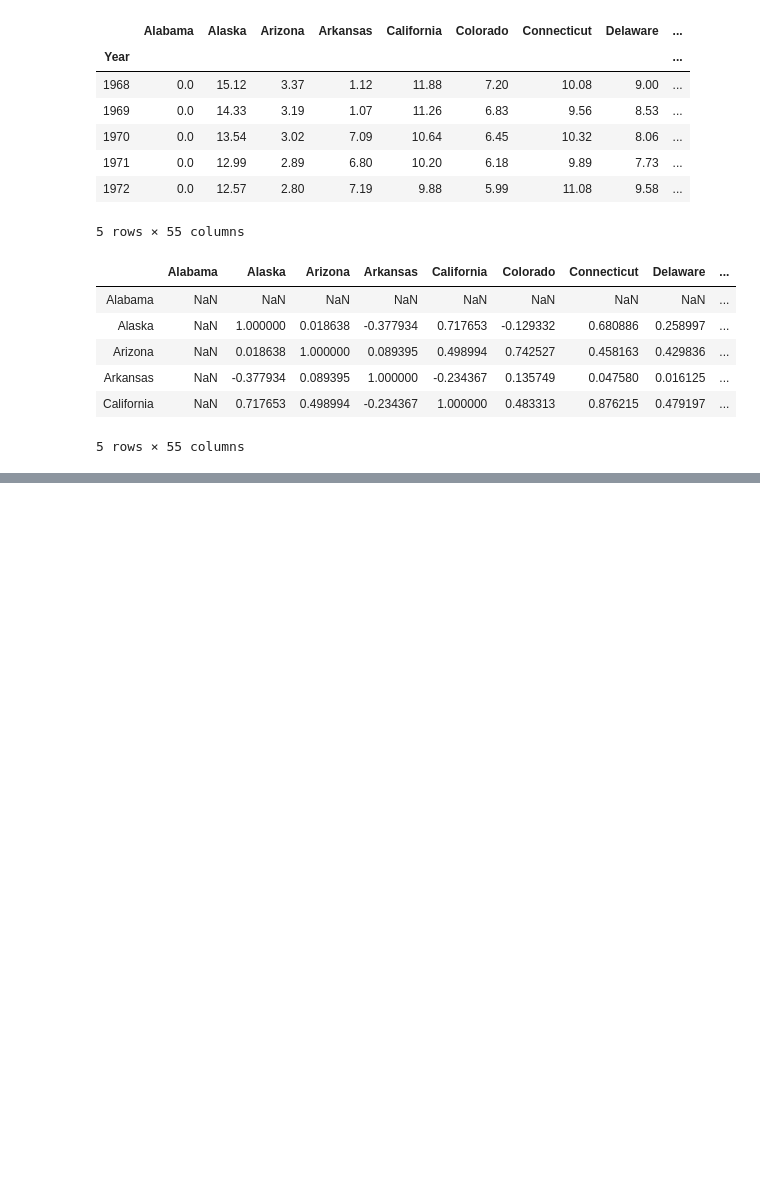
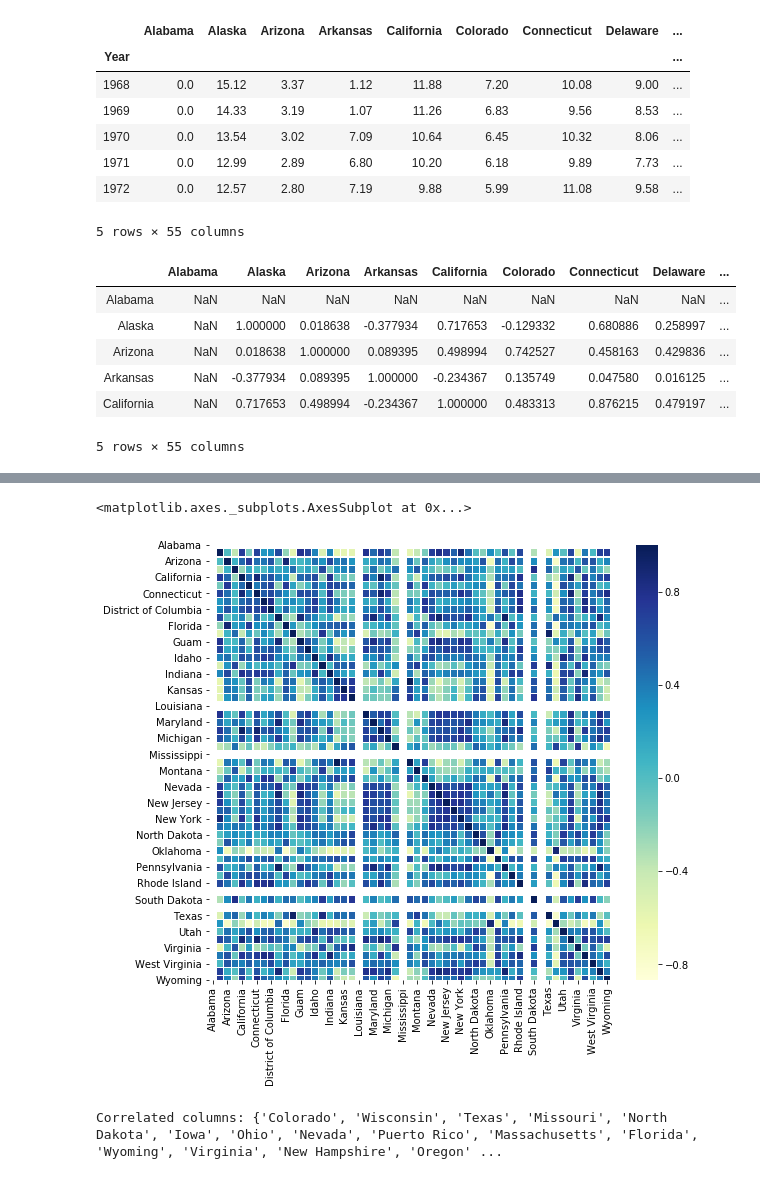
Before and after one commit to Sibin-Sibi/DataAnalysis_Pandas, a Jupyter notebook: Groupby/pandas3.ipynb, the cells around one changed output, grey strips where cells are left out. Saved outputs shown, nothing was run; the diff lists cells and outputs as text; code cells hidden in the pictures; blank space fills up the shorter version.

Commit message:
Correlation graph generated

```diff
--- a/Groupby/pandas3.ipynb
+++ b/Groupby/pandas3.ipynb
@@ -33,7 +33,7 @@ act_min_wage = pd.DataFrame()
 
 for name, group in df.groupby("State"):
     if act_min_wage.empty:
-        act_min_wage = group.set_index("Year")[["Low.2018"]].rename(columns={"Low.2018":name}))
+        act_min_wage = group.set_index("Year")[["Low.2018"]].rename(columns={"Low.2018":name})
     else:
         act_min_wage = act_min_wage.join(group.set_index("Year")[["Low.2018"]].rename(columns={"Low.2018":name}))
 
@@ -92,0 +102,24 @@ import numpy as np
+# %%
+#visualization of correlation
+import seaborn as sns
+import matplotlib.pyplot as plt
+f, ax = plt.subplots(figsize =(9, 8))
+sns.heatmap(act_min_wage.corr(), ax = ax, cmap ="YlGnBu", linewidths = 0.1)
+# %% [output]
+<matplotlib.axes._subplots.AxesSubplot at 0x...>
+[figure, added]
+# %%
+#Identify Correlated Columns
+def correlation(dataset,threshold):
+    col_corr=set() # set will contains unique values.
+    corr_matrix=act_min_wage.corr() #finding the correlation between columns.
+    for i in range(len(corr_matrix.columns)): #number of columns
+        for j in range(i):
+            if abs(corr_matrix.iloc[i,j])>threshold: #checking the correlation between columns.
+                colName=corr_matrix.columns[i] #getting the column name
+                col_corr.add(colName) #adding the correlated column name heigher than threshold value.
+    return col_corr #returning set of column names
+col=correlation(act_min_wage,0.6)
+print('Correlated columns:',col)
+# %% [output]
+Correlated columns: {'Colorado', 'Wisconsin', 'Texas', 'Missouri', 'North Dakota', 'Iowa', 'Ohio', 'Nevada', 'Puerto Rico', 'Massachusetts', 'Florida', 'Wyoming', 'Virginia', 'New Hampshire', 'Oregon' ...
```
Also changed, not shown: parts of 2 cells of this notebook.
